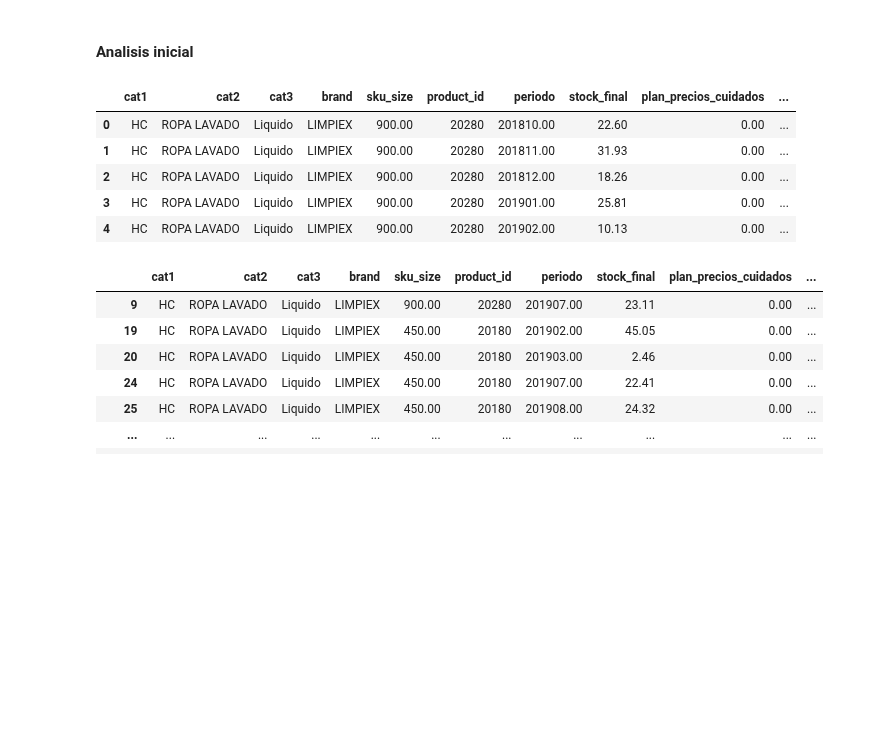
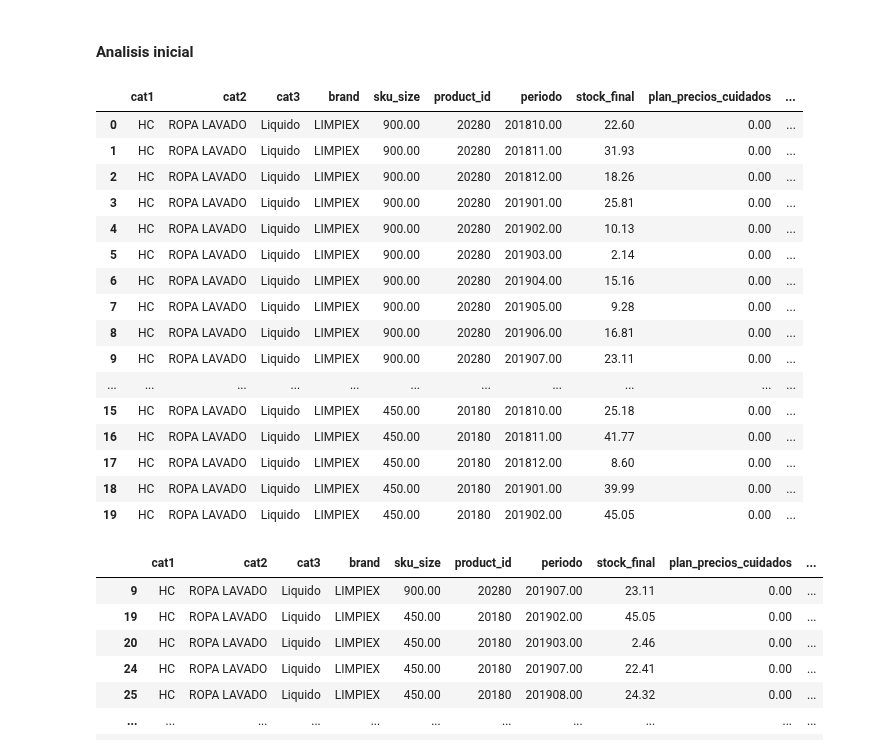
Before and after one commit to marianoMarchetta1/LaboratorioIII, a Jupyter notebook: Preprocess/main.ipynb, the cells around one changed output. Drawn from its saved outputs; the diff is of its cells as text; code cells hidden in the pictures; blank space fills up the shorter version.

```diff
--- a/Preprocess/main.ipynb
+++ b/Preprocess/main.ipynb
@@ -28,14 +28,25 @@ final_dataset.to_csv('../Datasets/final_dataset.csv', sep='\t', index=False)
 # %% [markdown]
 #### Analisis inicial
 # %%
-final_dataset.head()
+final_dataset.head(20)
 # %% [output]
 |  | cat1 | cat2 | cat3 | brand | sku_size | product_id | periodo | stock_final | plan_precios_cuidados | ... |
 | 0 | HC | ROPA LAVADO | Liquido | LIMPIEX | 900.00 | 20280 | 201810.00 | 22.60 | 0.00 | ... |
 | 1 | HC | ROPA LAVADO | Liquido | LIMPIEX | 900.00 | 20280 | 201811.00 | 31.93 | 0.00 | ... |
 | 2 | HC | ROPA LAVADO | Liquido | LIMPIEX | 900.00 | 20280 | 201812.00 | 18.26 | 0.00 | ... |
 | 3 | HC | ROPA LAVADO | Liquido | LIMPIEX | 900.00 | 20280 | 201901.00 | 25.81 | 0.00 | ... |
 | 4 | HC | ROPA LAVADO | Liquido | LIMPIEX | 900.00 | 20280 | 201902.00 | 10.13 | 0.00 | ... |
+| 5 | HC | ROPA LAVADO | Liquido | LIMPIEX | 900.00 | 20280 | 201903.00 | 2.14 | 0.00 | ... |
+| 6 | HC | ROPA LAVADO | Liquido | LIMPIEX | 900.00 | 20280 | 201904.00 | 15.16 | 0.00 | ... |
+| 7 | HC | ROPA LAVADO | Liquido | LIMPIEX | 900.00 | 20280 | 201905.00 | 9.28 | 0.00 | ... |
+| 8 | HC | ROPA LAVADO | Liquido | LIMPIEX | 900.00 | 20280 | 201906.00 | 16.81 | 0.00 | ... |
+| 9 | HC | ROPA LAVADO | Liquido | LIMPIEX | 900.00 | 20280 | 201907.00 | 23.11 | 0.00 | ... |
+| ... | ... | ... | ... | ... | ... | ... | ... | ... | ... | ... |
+| 15 | HC | ROPA LAVADO | Liquido | LIMPIEX | 450.00 | 20180 | 201810.00 | 25.18 | 0.00 | ... |
+| 16 | HC | ROPA LAVADO | Liquido | LIMPIEX | 450.00 | 20180 | 201811.00 | 41.77 | 0.00 | ... |
+| 17 | HC | ROPA LAVADO | Liquido | LIMPIEX | 450.00 | 20180 | 201812.00 | 8.60 | 0.00 | ... |
+| 18 | HC | ROPA LAVADO | Liquido | LIMPIEX | 450.00 | 20180 | 201901.00 | 39.99 | 0.00 | ... |
+| 19 | HC | ROPA LAVADO | Liquido | LIMPIEX | 450.00 | 20180 | 201902.00 | 45.05 | 0.00 | ... |
 # %%
 final_dataset[final_dataset['cust_request_tn'] != final_dataset['tn']]
 # %% [output]
```
Also changed, not shown: parts of 4 cells of this notebook, 1 other file.
